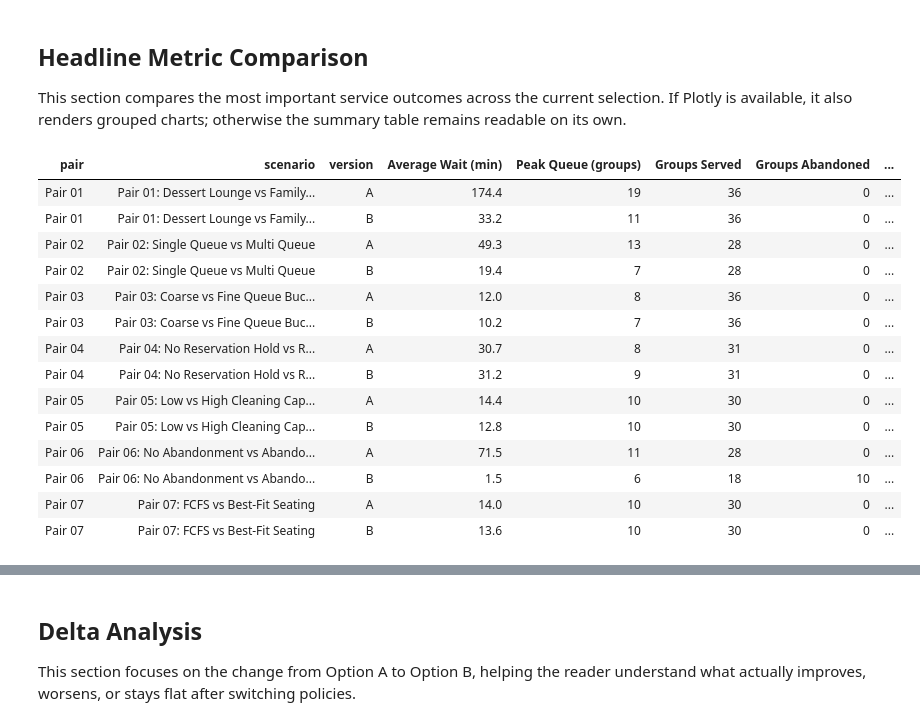
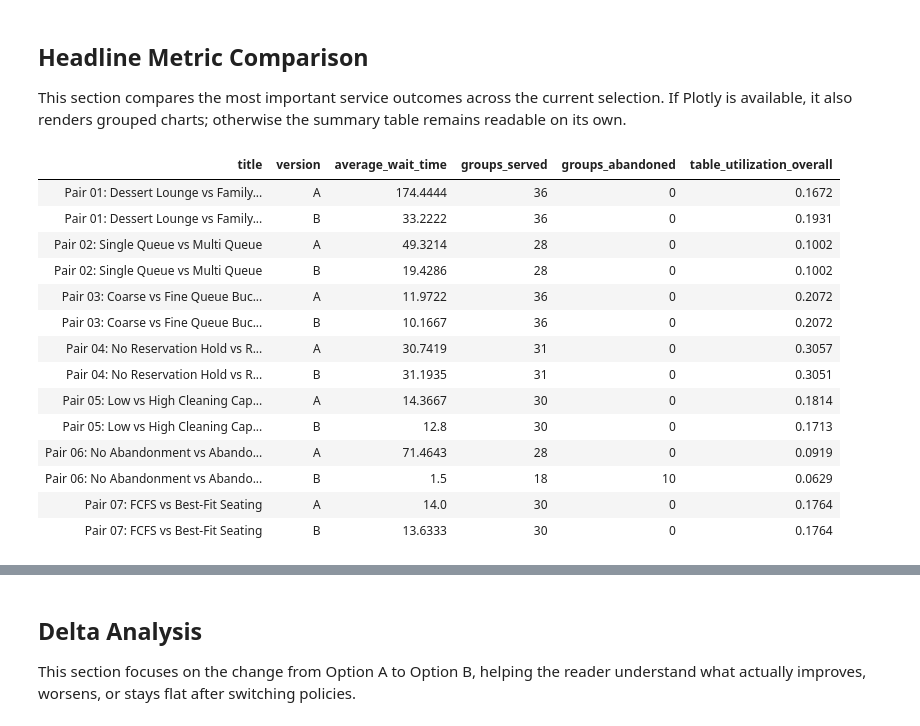
Before and after one commit to SelinaMai-SYM/COMP1110-C13, a Jupyter notebook: notebook/scenario_runner.ipynb, the cells around one changed output, grey strips where cells are left out. Saved outputs shown, nothing was run; the diff lists cells and outputs as text; code cells hidden in the pictures.

```diff
--- a/notebook/scenario_runner.ipynb
+++ b/notebook/scenario_runner.ipynb
@@ -266,36 +285,23 @@ Metric deltas (B minus A)
 
 This section compares the most important service outcomes across the current selection. If Plotly is available, it also renders grouped charts; otherwise the summary table remains readable on its own.
 # %%
-summary_table_metrics = [
+summary_metrics = [
     "average_wait_time",
-    "max_queue_length",
     "groups_served",
     "groups_abandoned",
-    "service_level_within_15_min",
     "table_utilization_overall",
 ]
-summary_chart_metrics = [
-    "average_wait_time",
-    "max_queue_length",
-    "service_level_within_15_min",
-    "table_utilization_overall",
-]
-summary_columns = ["pair", "scenario", "version", *[metric_label(metric) for metric in summary_table_metrics]]
 
 summary_rows = [
     {
-        "pair": short_case_label(case_lookup[row["case_study"]]),
-        "scenario": row["title"],
+        "title": row["title"],
         "version": row["version"],
-        **{
-            metric_label(metric): format_metric_value(metric, row[metric])
-            for metric in summary_table_metrics
-        },
+        **{metric: row[metric] for metric in summary_metrics},
     }
     for row in metrics_rows
 ]
 
-display(render_table(summary_rows, summary_columns))
+display(render_table(summary_rows, ["title", "version", *summary_metrics]))
 
 go, make_subplots, plotly_error = load_plotly()
 if go is None:
@@ -304,81 +310,64 @@ else:
     summary_chart = make_subplots(
         rows=2,
         cols=2,
-        subplot_titles=tuple(metric_label(metric) for metric in summary_chart_metrics),
+        subplot_titles=tuple(metric.replace("_", " ").title() for metric in summary_metrics),
     )
 
     positions = [(1, 1), (1, 2), (2, 1), (2, 2)]
-    case_labels = [short_case_label(case) for case in selected_cases]
-    for metric, (row_idx, col_idx) in zip(summary_chart_metrics, positions):
+    case_labels = [compact_case_label(case) for case in selected_cases]
+    for metric, (row_idx, col_idx) in zip(summary_metrics, positions):
         values_a = []
         values_b = []
         for case in selected_cases:
-            option_a = next(
-                row for row in metrics_rows if row["case_study"] == case.case_study and row["version"] == "A"
-            )
-            option_b = next(
-                row for row in metrics_rows if row["case_study"] == case.case_study and row["version"] == "B"
-            )
-            values_a.append(scale_metric(metric, option_a[metric]))
-            values_b.append(scale_metric(metric, option_b[metric]))
+            option_a = next(row for row in metrics_rows if row["case_study"] == case.case_study and row["version"] == "A")
+            option_b = next(row for row in metrics_rows if row["case_study"] == case.case_study and row["version"] == "B")
+            values_a.append(option_a[metric])
+            values_b.append(option_b[metric])
         summary_chart.add_trace(
             go.Bar(
-                name="Option A",
+                name=f"A {metric}",
                 x=case_labels,
                 y=values_a,
                 legendgroup="A",
-                showlegend=metric == summary_chart_metrics[0],
+                showlegend=metric == summary_metrics[0],
             ),
             row=row_idx,
             col=col_idx,
         )
         summary_chart.add_trace(
             go.Bar(
-                name="Option B",
+                name=f"B {metric}",
                 x=case_labels,
                 y=values_b,
                 legendgroup="B",
-                showlegend=metric == summary_chart_metrics[0],
+                showlegend=metric == summary_metrics[0],
             ),
             row=row_idx,
             col=col_idx,
         )
-        summary_chart.update_yaxes(title_text=metric_label(metric), row=row_idx, col=col_idx)
 
     summary_chart.update_layout(
         height=820,
-        width=1180,
+        width=980,
         barmode="group",
+        bargap=0.34,
+        bargroupgap=0.12,
         title=f"Headline metrics for {selected_case_label}",
     )
     summary_chart.show()
-
-largest_wait_shift = max(delta_rows, key=lambda row: abs(row["average_wait_time"]))
-wait_direction = "reduced" if largest_wait_shift["average_wait_time"] < 0 else "increased"
-best_service_row = max(metrics_rows, key=lambda row: row["service_level_within_15_min"])
-highest_util_row = max(metrics_rows, key=lambda row: row["table_utilization_overall"])
-
-display(
-    Markdown(
-        "### Headline takeaways\n"
-        f"- The largest wait-time shift appears in **{largest_wait_shift['title']}**, where Option B **{wait_direction}** average wait by **{format_delta_value('average_wait_time', largest_wait_shift['average_wait_time'])}** relative to Option A.\n"
-        f"- The strongest 15-minute service level in the current selection is **{best_service_row['title']} ({best_service_row['version']})** at **{format_metric_value('service_level_within_15_min', best_service_row['service_level_within_15_min'])}**.\n"
-        f"- The highest overall table utilization in the current selection is **{highest_util_row['title']} ({highest_util_row['version']})** at **{format_metric_value('table_utilization_overall', highest_util_row['table_utilization_overall'])}**."
-    )
-)
 # %% [output]
-| pair | scenario | version | Average Wait (min) | Peak Queue (groups) | Groups Served | Groups Abandoned | ... |
-| Pair 01 | Pair 01: Dessert Lounge vs Family... | A | 174.4 | 19 | 36 | 0 | ... |
-| Pair 01 | Pair 01: Dessert Lounge vs Family... | B | 33.2 | 11 | 36 | 0 | ... |
-| Pair 02 | Pair 02: Single Queue vs Multi Queue | A | 49.3 | 13 | 28 | 0 | ... |
-| Pair 02 | Pair 02: Single Queue vs Multi Queue | B | 19.4 | 7 | 28 | 0 | ... |
-| Pair 03 | Pair 03: Coarse vs Fine Queue Buc... | A | 12.0 | 8 | 36 | 0 | ... |
-| Pair 03 | Pair 03: Coarse vs Fine Queue Buc... | B | 10.2 | 7 | 36 | 0 | ... |
-| Pair 04 | Pair 04: No Reservation Hold vs R... | A | 30.7 | 8 | 31 | 0 | ... |
-| Pair 04 | Pair 04: No Reservation Hold vs R... | B | 31.2 | 9 | 31 | 0 | ... |
-| Pair 05 | Pair 05: Low vs High Cleaning Cap... | A | 14.4 | 10 | 30 | 0 | ... |
-| Pair 05 | Pair 05: Low vs High Cleaning Cap... | B | 12.8 | 10 | 30 | 0 | ... |
-| Pair 06 | Pair 06: No Abandonment vs Abando... | A | 71.5 | 11 | 28 | 0 | ... |
-| Pair 06 | Pair 06: No Abandonment vs Abando... | B | 1.5 | 6 | 18 | 10 | ... |
-| Pair 07 | Pair 07: FCFS vs Best-Fit Seating | A | 14.0 | 10 | 30 | 0 | ... |
-| Pair 07 | Pair 07: FCFS vs Best-Fit Seating | B | 13.6 | 10 | 30 | 0 | ... |
+| title | version | average_wait_time | groups_served | groups_abandoned | table_utilization_overall |
+| Pair 01: Dessert Lounge vs Family... | A | 174.4444 | 36 | 0 | 0.1672 |
+| Pair 01: Dessert Lounge vs Family... | B | 33.2222 | 36 | 0 | 0.1931 |
+| Pair 02: Single Queue vs Multi Queue | A | 49.3214 | 28 | 0 | 0.1002 |
+| Pair 02: Single Queue vs Multi Queue | B | 19.4286 | 28 | 0 | 0.1002 |
+| Pair 03: Coarse vs Fine Queue Buc... | A | 11.9722 | 36 | 0 | 0.2072 |
+| Pair 03: Coarse vs Fine Queue Buc... | B | 10.1667 | 36 | 0 | 0.2072 |
+| Pair 04: No Reservation Hold vs R... | A | 30.7419 | 31 | 0 | 0.3057 |
+| Pair 04: No Reservation Hold vs R... | B | 31.1935 | 31 | 0 | 0.3051 |
+| Pair 05: Low vs High Cleaning Cap... | A | 14.3667 | 30 | 0 | 0.1814 |
+| Pair 05: Low vs High Cleaning Cap... | B | 12.8 | 30 | 0 | 0.1713 |
+| Pair 06: No Abandonment vs Abando... | A | 71.4643 | 28 | 0 | 0.0919 |
+| Pair 06: No Abandonment vs Abando... | B | 1.5 | 18 | 10 | 0.0629 |
+| Pair 07: FCFS vs Best-Fit Seating | A | 14.0 | 30 | 0 | 0.1764 |
+| Pair 07: FCFS vs Best-Fit Seating | B | 13.6333 | 30 | 0 | 0.1764 |
```
Also changed, not shown: parts of 9 cells of this notebook, 4 other files.
